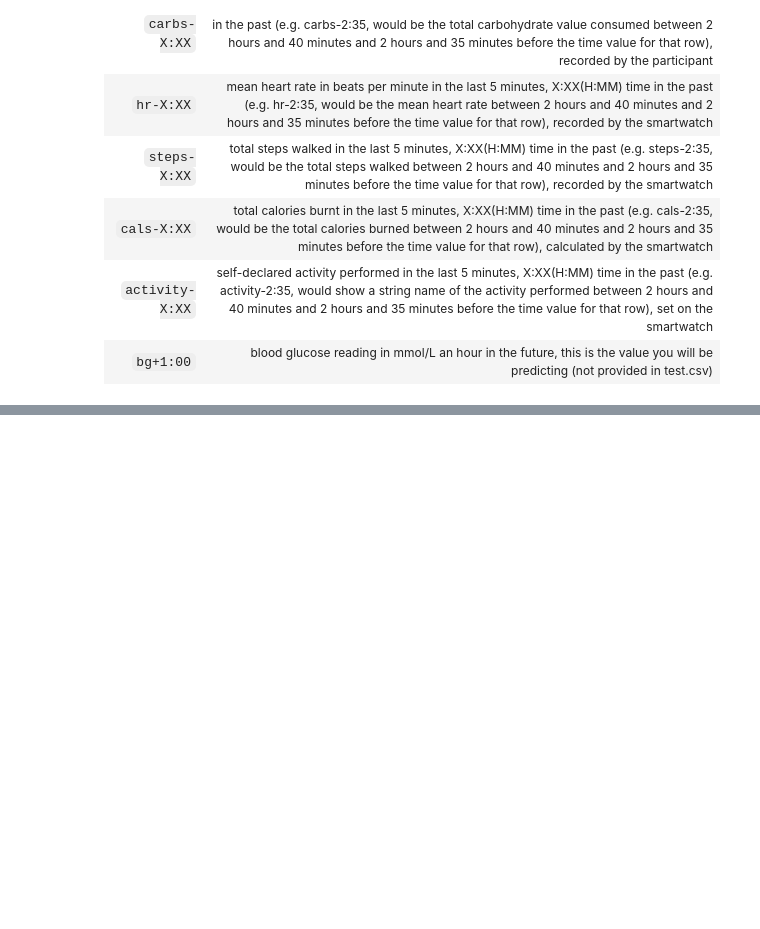
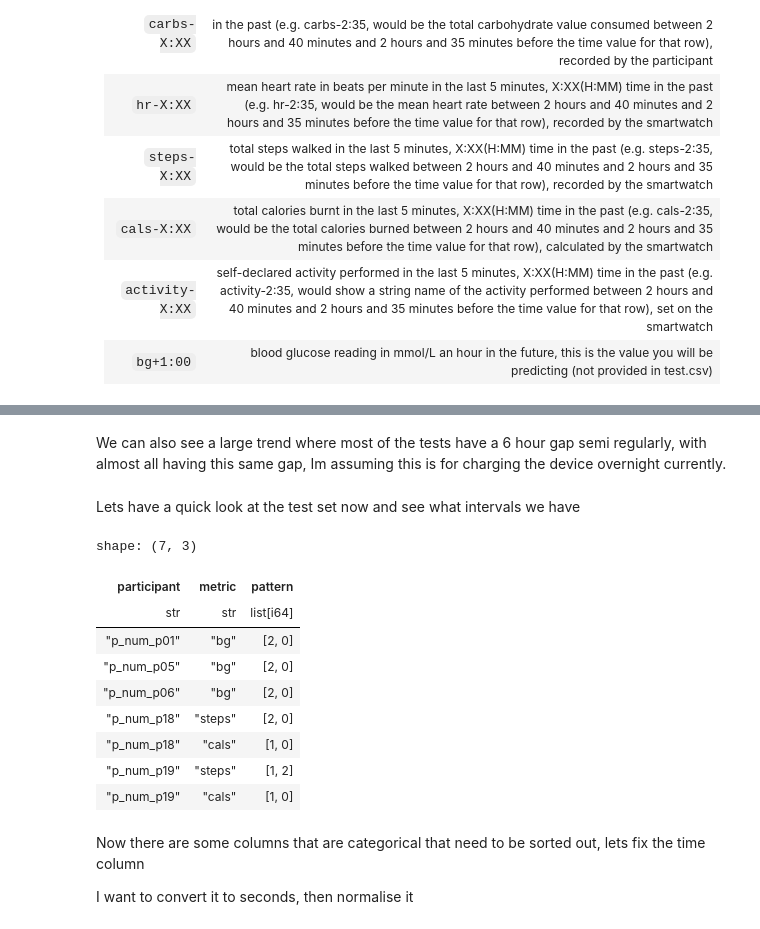
Before and after one commit to jamiemilsom/bloodGlucosePrediciton, a Jupyter notebook: src/notebooks/EDA.ipynb, the cells around one changed output, grey strips where cells are left out. Cells and saved outputs as stored; diff of their text form; code cells hidden in the pictures; blank space fills up the shorter version.

```diff
--- a/src/notebooks/EDA.ipynb
+++ b/src/notebooks/EDA.ipynb
@@ -104,0 +244,35 @@ The dataset is from a study that
+# %% [markdown]
+We can also see a large trend where most of the tests have a 6 hour gap semi regularly, with almost all having this same gap, Im assuming this is for charging the device overnight currently.
+# %% [markdown]
+Lets have a quick look at the test set now and see what intervals we have
+# %%
+metrics = ['bg','insulin','carbs','hr','steps','cals']# removed activity as categorical,'activity']
+patterns = []
+test_participants = ['p_num_p01','p_num_p02','p_num_p04','p_num_p05','p_num_p06','p_num_p10','p_num_p11','p_num_p12','p_num_p15','p_num_p16','p_num_p18','p_num_p19','p_num_p21','p_num_p22','p_num_p24']
+for participant in test_participants:
+    for metric in metrics:
+        sample_columns = [f'{metric}-{t}' for t in float_time_range(5.55,0.00,-0.05)]
+        sample_columns = [f'{participant}','time'] + sample_columns
+        sample_df = test_df[sample_columns].filter(pl.col(f'{participant}') == 1)
+        pattern = pattern_finder(sample_df)
+        patterns.append({'participant': participant, 'metric': metric, 'pattern': pattern})
+
+test_patterns_df = pl.DataFrame(patterns)
+test_patterns_df.filter(
+    pl.col('pattern').list[0] > 0
+)
+# %% [output]
+shape: (7, 3)
+| participant | metric | pattern |
+| str | str | list[i64] |
+| "p_num_p01" | "bg" | [2, 0] |
+| "p_num_p05" | "bg" | [2, 0] |
+| "p_num_p06" | "bg" | [2, 0] |
+| "p_num_p18" | "steps" | [2, 0] |
+| "p_num_p18" | "cals" | [1, 0] |
+| "p_num_p19" | "steps" | [1, 2] |
+| "p_num_p19" | "cals" | [1, 0] |
+# %% [markdown]
+Now there are some columns that are categorical that need to be sorted out, lets fix the time column
+
+I want to convert it to seconds, then normalise it
```
Also changed, not shown: parts of 12 cells of this notebook, 3 other files.
